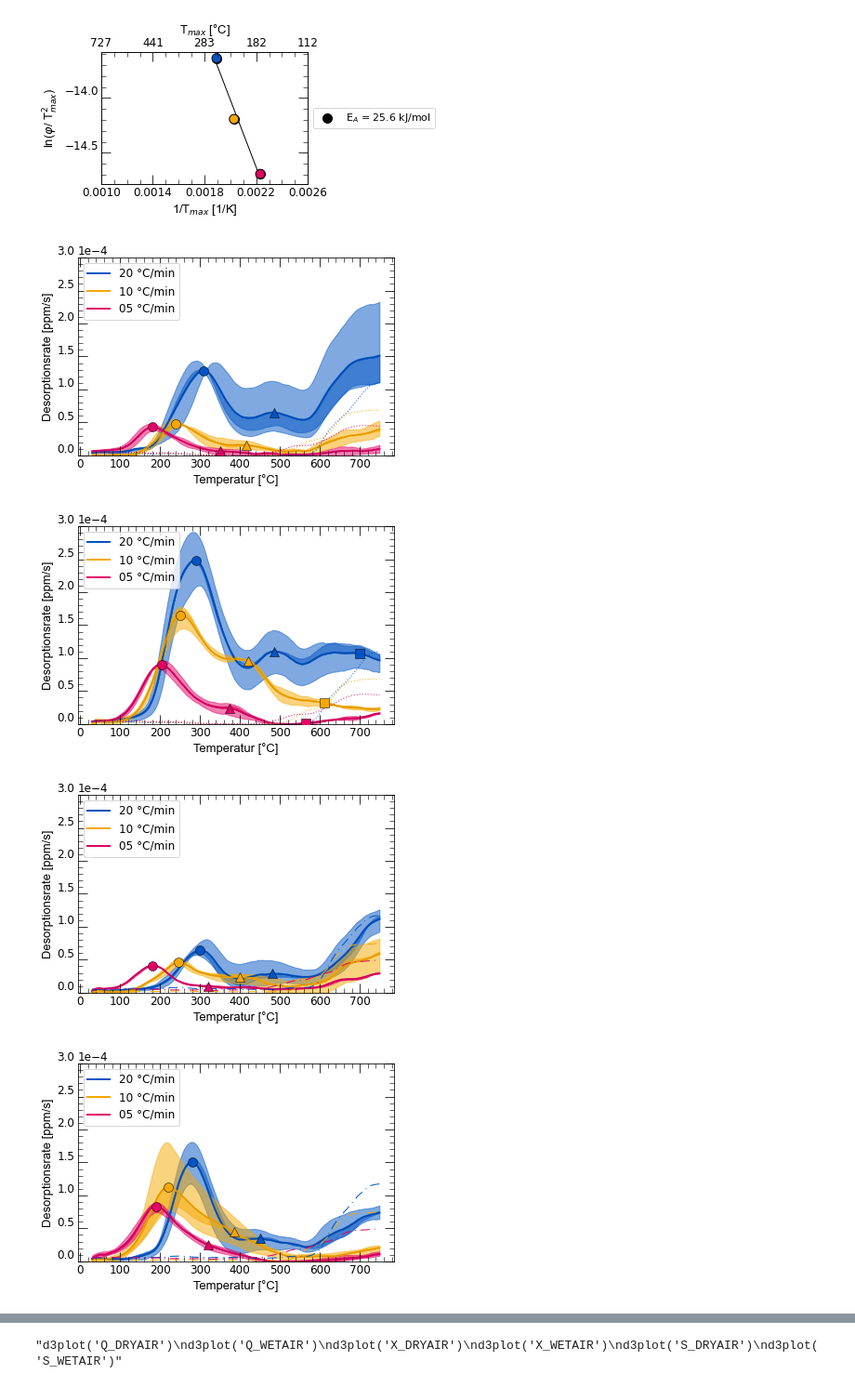
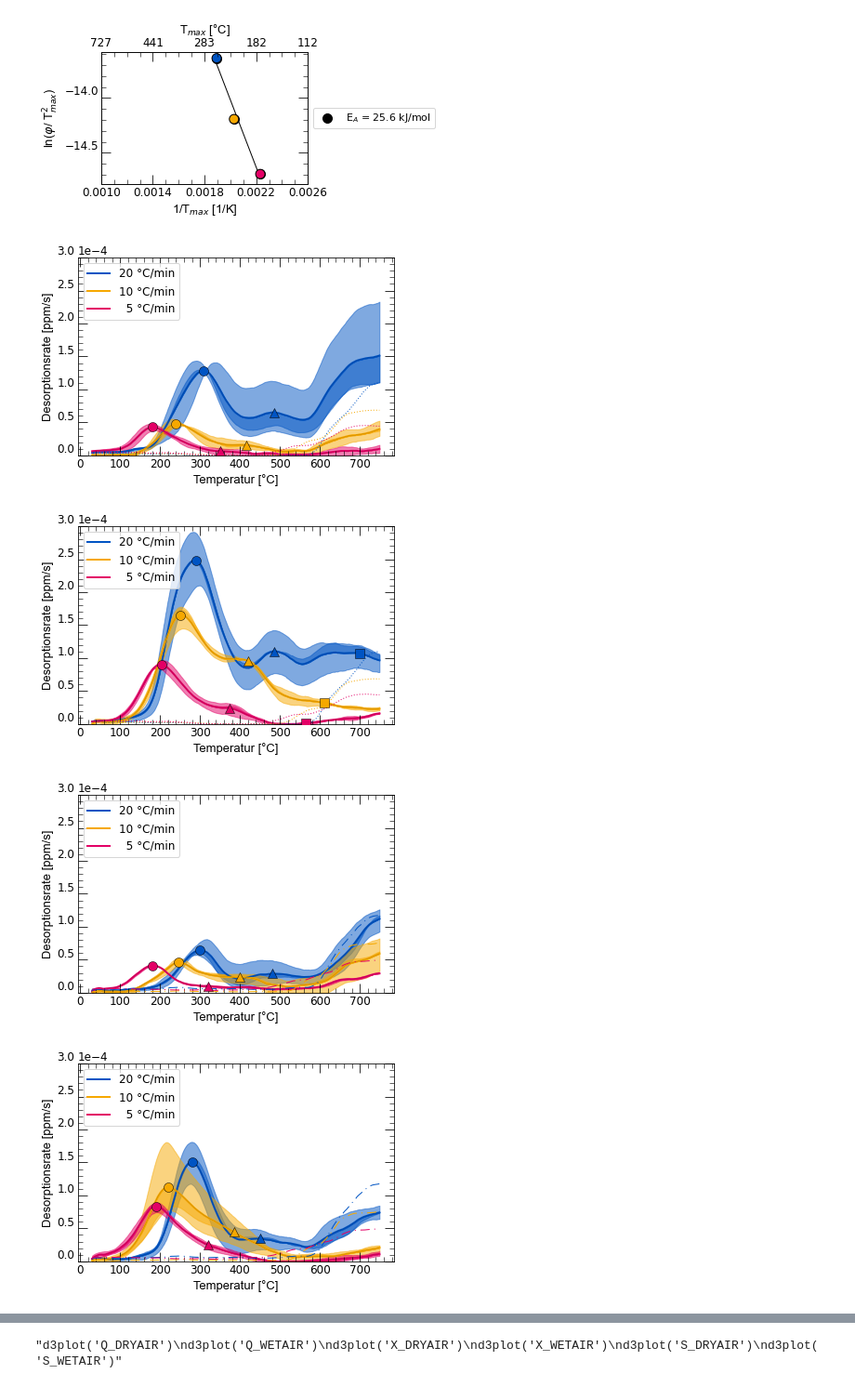
Before and after one commit to KMDE-10/HYDROGEN, a Jupyter notebook: 2020-11_HYDROGEN.ipynb, the cells around one changed output, grey strips where cells are left out. Shown at 93% size. Saved outputs shown, nothing was run; the diff lists cells and outputs as text; code cells hidden in the pictures.

```diff
--- a/2020-11_HYDROGEN.ipynb
+++ b/2020-11_HYDROGEN.ipynb
@@ -1010,7 +1010,7 @@ def groupplot(type: str) -> None:
 
         color={'H':'#0054c3','M':'#F6A800','L':'#E30066'}
         depth={'H':0.01,'M':0.005,'L':0.0025}
-        label={'H':'20 °C/min','M':'10 °C/min','L':'05 °C/min'}
+        label={'H':'20 °C/min','M':'10 °C/min','L':'  5 °C/min'}
         ax.plot(xs, ys, lw=2,color=color[c],zorder=1,label=label[c])
         ax.set_ylim([0,0.0003])
         ax.plot(xs, ys, lw=0.1,color='black',zorder=2)
@@ -1031,34 +1031,34 @@ def groupplot(type: str) -> None:
 
         elif type[0]== 'S':
 
 
             ax.scatter(gmeasurements[h].diffpeak,ppms_get('diffpeak',h),marker='o',facecolor=color[c],linewidths=0.5,alpha=1,zorder=5)
 
         elif type[0:3]== 'Q_D':
 
             ax.scatter(gmeasurements[h].diffpeak,ppms_get('diffpeak',h),marker='o',facecolor=color[c],linewidths=0.5,alpha=1,zorder=5)
             ax.scatter(gmeasurements[h].trappeak1,ppms_get('trappeak1',h),marker='^',facecolor=color[c],linewidths=0.5,alpha=1,zorder=5)
         plt.xticks(np.arange(.001,750,100))
         fontproperties = {'font':'Arial','size':13}
         ax.set_ylabel('Desorptionsrate [ppm/s]',fontproperties)
         ax.set_xlabel('Temperatur [°C]',fontproperties)
         plt.ticklabel_format(axis="y", style="sci", scilimits=(0,0))
         #ax.yaxis.set_major_formatter(mtick.FormatStrFormatter('%.e'))
         plt.legend()
 
 
     plt.show()
     savename=type+'3d.svg'
     fig.savefig(savename,dpi=500)
 
 groupplot('Q_DRYAIR')
 groupplot('Q_WETAIR')
 groupplot('X_DRYAIR')
 groupplot('X_WETAIR')
 groupplot('S_DRYAIR')
 groupplot('S_WETAIR')
 # %% [output]
-[figure, old version]
+[figure, new version]
-[figure, old version]
+[figure, new version]
-[figure, old version]
+[figure, new version]
-[figure, old version]
+[figure, new version]
```
Also changed, not shown: parts of 4 cells of this notebook, 1 other file.
